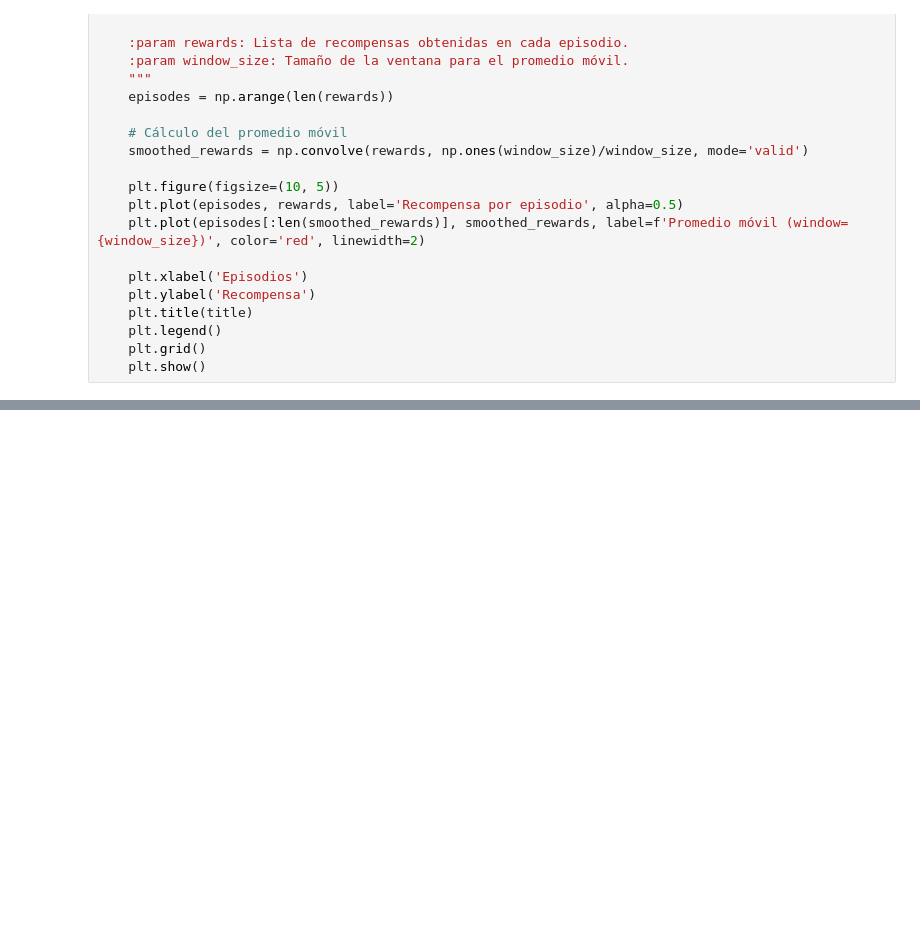
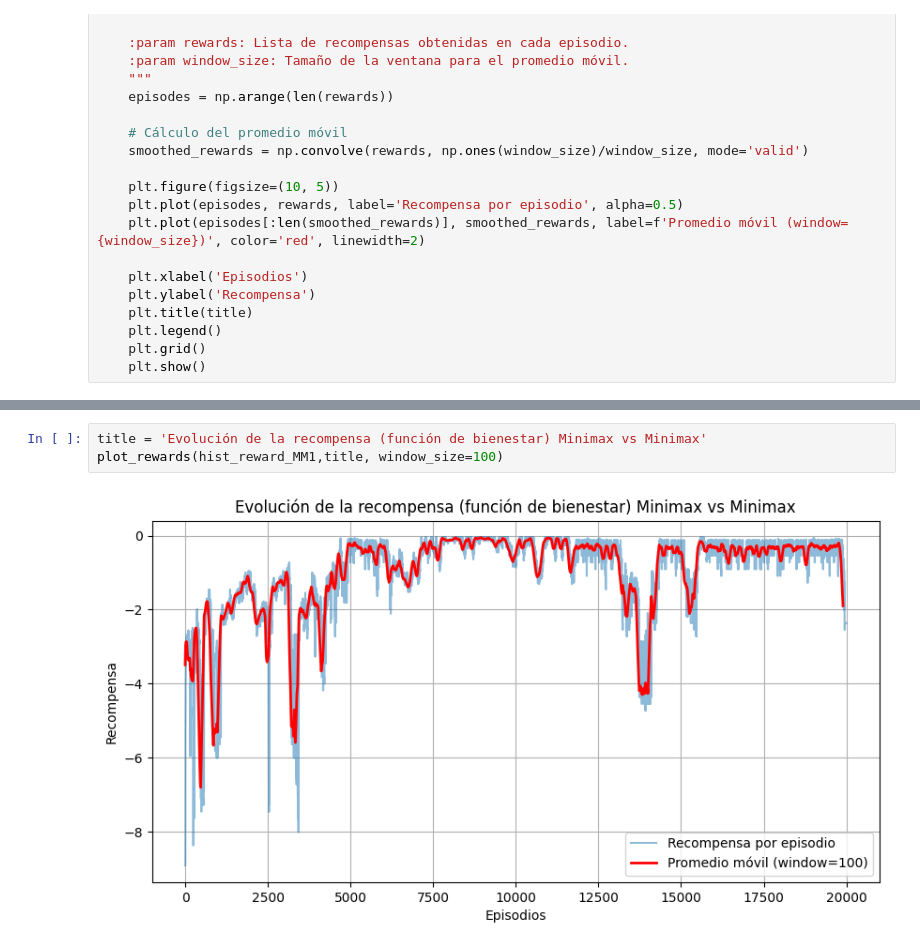
Before and after one commit to juanpabmedina/master_thesis, a Jupyter notebook: algorithms/p2p_game/p2p_energy_trading.ipynb, the cells around one changed output, grey strips where cells are left out. Cells and saved outputs as stored; diff of their text form; blank space fills up the shorter version.

```diff
--- a/algorithms/p2p_game/p2p_energy_trading.ipynb
+++ b/algorithms/p2p_game/p2p_energy_trading.ipynb
@@ -30,0 +90,5 @@ def plot_rewards(rewards, title, window_size=10):
+# %%
+title = 'Evolución de la recompensa (función de bienestar) Minimax vs Minimax'
+plot_rewards(hist_reward_MM1,title, window_size=100)
+# %% [output]
+[figure, added]
```
Also changed, not shown: parts of 18 cells of this notebook, 4 other files.
